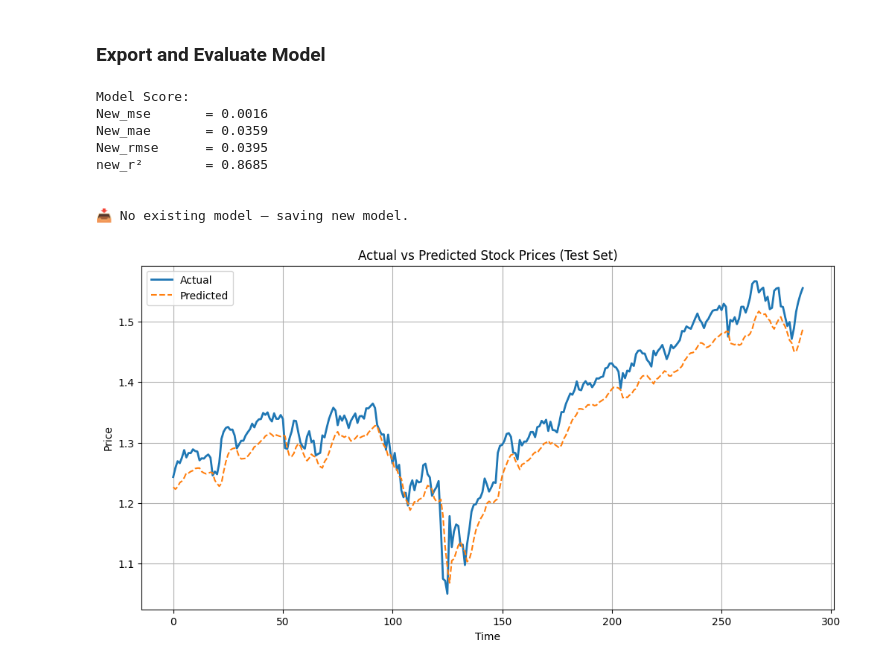
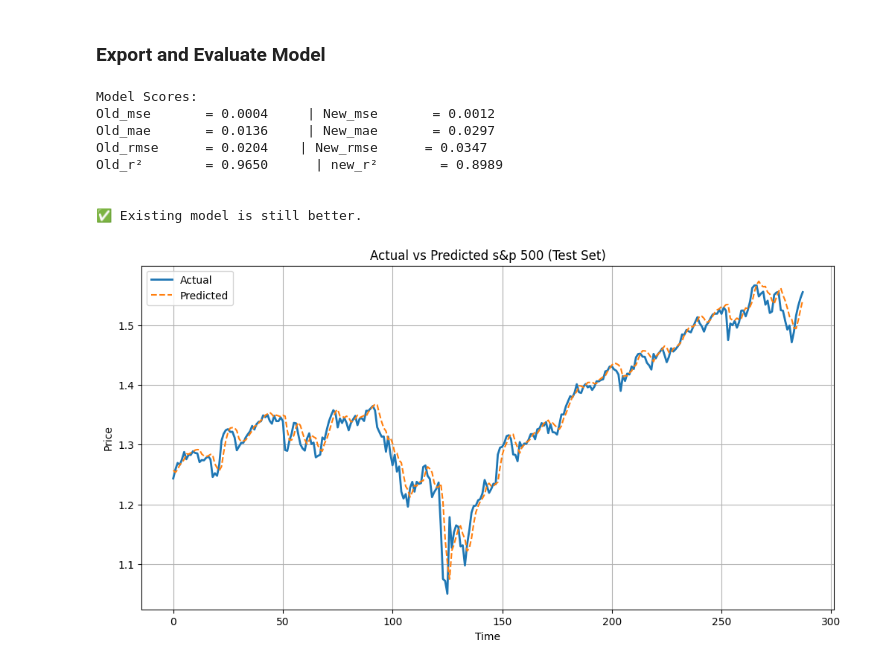
Before and after one commit to Andreas-Lukito/stock-closing-price-forecasting, a Jupyter notebook: notebooks/02_colab_LSTM_model.ipynb, the cells around one changed output. Cells and saved outputs as stored; diff of their text form; code cells hidden in the pictures.

```diff
--- a/notebooks/02_colab_LSTM_model.ipynb
+++ b/notebooks/02_colab_LSTM_model.ipynb
@@ -498,14 +498,14 @@ def evaluate_model(model, data_loader, device):
 # %% [markdown]
 ### Export and Evaluate Model
 # %%
-model_pytorch_path = os.path.join(project_path,"models/lstm/lstm_model.pt")
-model_json_path = os.path.join(project_path,"models/lstm/lstm_model.json")
-seed_path = os.path.join(project_path,"models/lstm/seed.txt")
+model_pytorch_path = os.path.join(project_path,"models/word2vec_lstm/word2vec_lstm_model.pt")
+model_json_path = os.path.join(project_path,"models/word2vec_lstm/word2vec_lstm_model.json")
+seed_path = os.path.join(project_path,"models/word2vec_lstm/seed.txt")
 new_model = best_model.to(device)
 new_model.eval()
 
 # Evaluate new model on test set
-new_mse, new_mae, new_rmse, new_r2, labels, predicitons = evaluate_model(
+new_mse, new_mae, new_rmse, new_r2, _, _ = evaluate_model(
                                     new_model,
                                     test_loader,
                                     device
@@ -517,11 +517,11 @@ if os.path.exists(model_pytorch_path) and os.path.exists(model_json_path):
         best_old_params = json.load(f)
 
     old_model = define_model_from_params(best_old_params, input_size, output_size).to(device)
-    old_model.load_state_dict(torch.load(model_pytorch_path, map_location=device))
+    old_model.load_state_dict(torch.load(model_pytorch_path))
     old_model.eval()
 
     # Evaluate the old model
-    old_mse, old_mae, old_rmse, old_r2, old_labels, old_predictions = evaluate_model(
+    old_mse, old_mae, old_rmse, old_r2, _, _ = evaluate_model(
                                         old_model,
                                         test_loader,
                                         device
@@ -539,12 +539,7 @@ if os.path.exists(model_pytorch_path) and os.path.exists(model_json_path):
         torch.save(new_model.state_dict(), model_pytorch_path)
 
         with open(model_json_path, "w") as f:
-            save_dict = {
-                            "params": best_trial.params,
-                            "user_attrs": best_trial.user_attrs
-                        }
-
-        json.dump(save_dict, f, indent=4)
+            json.dump(best_trial.params, f, indent=4)
 
         with open(seed_path, "w") as file:
             file.write(str(SEED))
@@ -562,7 +557,7 @@ else:
     print()
     print()
     print("📥 No existing model — saving new model.")
-    os.makedirs(os.path.join(project_path, "models/lstm/"), exist_ok=True)
+    os.makedirs(os.path.join(project_path, "models/word2vec_lstm/"), exist_ok=True)
     torch.save(new_model.state_dict(), model_pytorch_path)
     with open(model_json_path, "w") as f:
         json.dump(best_trial.params, f, indent=4)
@@ -570,23 +565,29 @@ else:
         file.write(str(SEED))
     model = new_model
 # %% [output]
-Model Score:
-New_mse       = 0.0016
-New_mae       = 0.0359
-New_rmse      = 0.0395
-new_r²        = 0.8685
+Model Scores:
+Old_mse       = 0.0004     | New_mse       = 0.0012
+Old_mae       = 0.0136     | New_mae       = 0.0297
+Old_rmse      = 0.0204    | New_rmse      = 0.0347
+Old_r²        = 0.9650      | new_r²        = 0.8989
 
 
-📥 No existing model — saving new model.
+✅ Existing model is still better.
 # %%
+mse, mae, rmse, r2, labels, predictions = evaluate_model(
+                                    model,
+                                    test_loader,
+                                    device
+                                    )
+
 plt.figure(figsize=(12, 6))
 plt.plot(labels, label="Actual", linewidth=2)
-plt.plot(predicitons, label="Predicted", linestyle="--")
+plt.plot(predictions, label="Predicted", linestyle="--")
 plt.xlabel("Time")
 plt.ylabel("Price")
-plt.title("Actual vs Predicted Stock Prices (Test Set)")
+plt.title("Actual vs Predicted s&p 500 (Test Set)")
 plt.legend()
 plt.grid(True)
 plt.show()
 # %% [output]
-[figure, old version]
+[figure, new version]
```
Also changed, not shown: parts of 4 cells of this notebook.
